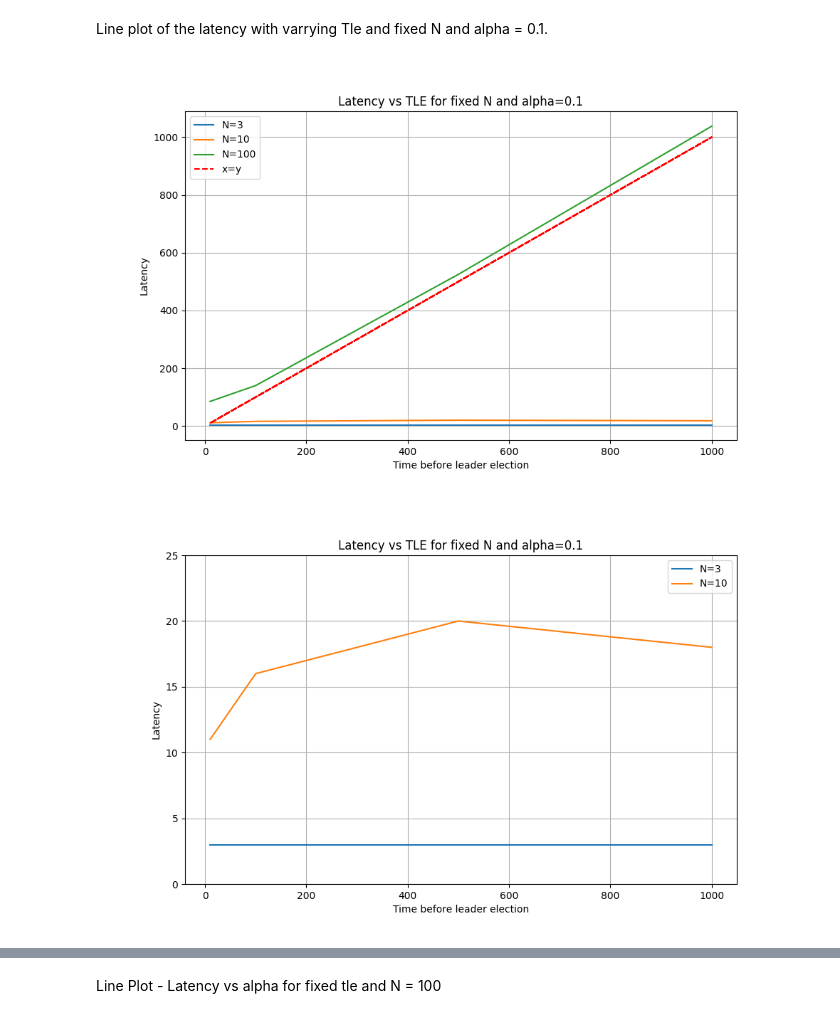
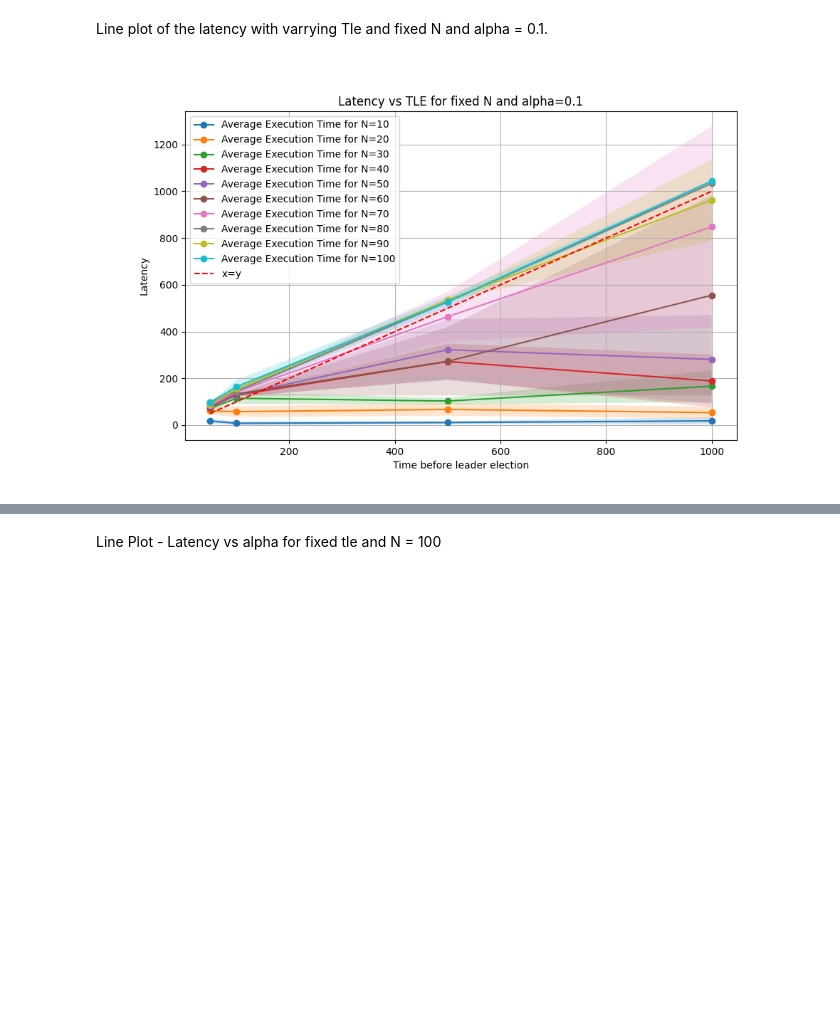
Before and after one commit to Minifixio/SLR210-Obstruction-Free-Consensus-Paxos, a Jupyter notebook: graphPlots.ipynb, the cells around one changed output, grey strips where cells are left out. Drawn from its saved outputs; the diff is of its cells as text; code cells hidden in the pictures; blank space fills up the shorter version.

Commit message:
feat: generated the graphs with the new data, improvement on the graph types

```diff
--- a/graphPlots.ipynb
+++ b/graphPlots.ipynb
@@ -15,7 +15,7 @@ reload(plt)
 
 
 # Load the benchmark data from the CSV file
-df = pd.read_csv('benchmark_data.csv')
+df = pd.read_csv('benchmark_data_v2.csv')
 # %% [markdown]
 Line plot of the latency with varrying N and fixed tle.
 # %%
@@ -24,7 +24,14 @@ fixed_alpha = 0.1  # Choose a fixed value of alpha
 subset = df[(df['Alpha'] == fixed_alpha)]
 plt.figure(figsize=(10, 6))
 for tle, group in subset.groupby('Tle'):
-    plt.plot(group['N'], group['Execution Time'], label=f'Tle={tle}')
+    avg_execution_times = group.groupby('N')['Execution Time'].mean()
+    std_execution_times = group.groupby('N')['Execution Time'].std()
+    parameter_values = group['N'].unique()
+    plt.plot(parameter_values, avg_execution_times, marker='o', label=f'Average Execution Time for TLE={tle}')
+    plt.fill_between(parameter_values,
+                 np.array(avg_execution_times) - np.array(std_execution_times),
+                 np.array(avg_execution_times) + np.array(std_execution_times),
+                 alpha=0.1)
 plt.xlabel('N')
 plt.ylabel('Latency')
 plt.title(f'Latency vs N with fixed Tle and alpha={fixed_alpha}')
@@ -38,46 +45,55 @@ Line plot of the latency with varrying Tle and fixed N and alpha = 0.1.
 # %%
 # Line Plot - Latency vs TLE for fixed N and alpha
 fixed_alpha = 0.1  # Choose a fixed value of alpha
 subset = df[(df['Alpha'] == fixed_alpha)]
 plt.figure(figsize=(10, 6))
 for N, group in subset.groupby('N'):
-    plt.plot(group['Tle'], group['Execution Time'], label=f'N={N}')
+    avg_execution_times = group.groupby('Tle')['Execution Time'].mean()
+    std_execution_times = group.groupby('Tle')['Execution Time'].std()
+    parameter_values = group['Tle'].unique()
+    plt.plot(parameter_values, avg_execution_times, marker='o', label=f'Average Execution Time for N={N}')
+    plt.fill_between(parameter_values,
+                 np.array(avg_execution_times) - np.array(std_execution_times),
+                 np.array(avg_execution_times) + np.array(std_execution_times),
+                 alpha=0.2)
 
 # Plotting the line x = y
 plt.plot(subset['Tle'], subset['Tle'], label='x=y', linestyle='--', color='red')
 
 plt.xlabel('Time before leader election')
 plt.ylabel('Latency')
 plt.title(f'Latency vs TLE for fixed N and alpha={fixed_alpha}')
 plt.legend()
 plt.grid(True)
 plt.show()
 
-# Without N = 100
-plt.figure(figsize=(10, 6))
-for N, group in subset.groupby('N'):
-    if N != 100:
-        plt.plot(group['Tle'], group['Execution Time'], label=f'N={N}')
-plt.ylim(0, 25)
-plt.xlabel('Time before leader election')
-plt.ylabel('Latency')
-plt.title(f'Latency vs TLE for fixed N and alpha={fixed_alpha}')
-plt.legend()
-plt.grid(True)
-plt.show()
 
-# With only N = 100
-plt.figure(figsize=(10, 6))
 
-plt.plot(group['Tle'], group['Execution Time'], label=f'N=100')
-# Plotting the line x = y
-plt.plot(group['Tle'], group['Tle'], label='x=y', linestyle='--', color='red')
-plt.xlabel('Time before leader election')
-plt.ylabel('Latency')
-plt.title(f'Latency vs TLE for fixed N and alpha={fixed_alpha}')
-plt.legend()
-plt.grid(True)
-plt.show()
+
+# # Without N = 100
+# plt.figure(figsize=(10, 6))
+# for N, group in subset.groupby('N'):
+#     if N != 100:
+#         plt.plot(group['Tle'], group['Execution Time'], label=f'N={N}')
+# plt.ylim(0, 25)
+# plt.xlabel('Time before leader election')
+# plt.ylabel('Latency')
+# plt.title(f'Latency vs TLE for fixed N and alpha={fixed_alpha}')
+# plt.legend()
+# plt.grid(True)
+# plt.show()
+
+# # With only N = 100
+# plt.figure(figsize=(10, 6))
+
+# plt.plot(group['Tle'], group['Execution Time'], label=f'N=100')
+# # Plotting the line x = y
+# plt.plot(group['Tle'], group['Tle'], label='x=y', linestyle='--', color='red')
+# plt.xlabel('Time before leader election')
+# plt.ylabel('Latency')
+# plt.title(f'Latency vs TLE for fixed N and alpha={fixed_alpha}')
+# plt.legend()
+# plt.grid(True)
+# plt.show()
 # %% [output]
-[figure, old version]
+[figure, new version]
-[figure, removed]
```
Also changed, not shown: parts of 8 cells of this notebook, 8 other files.
